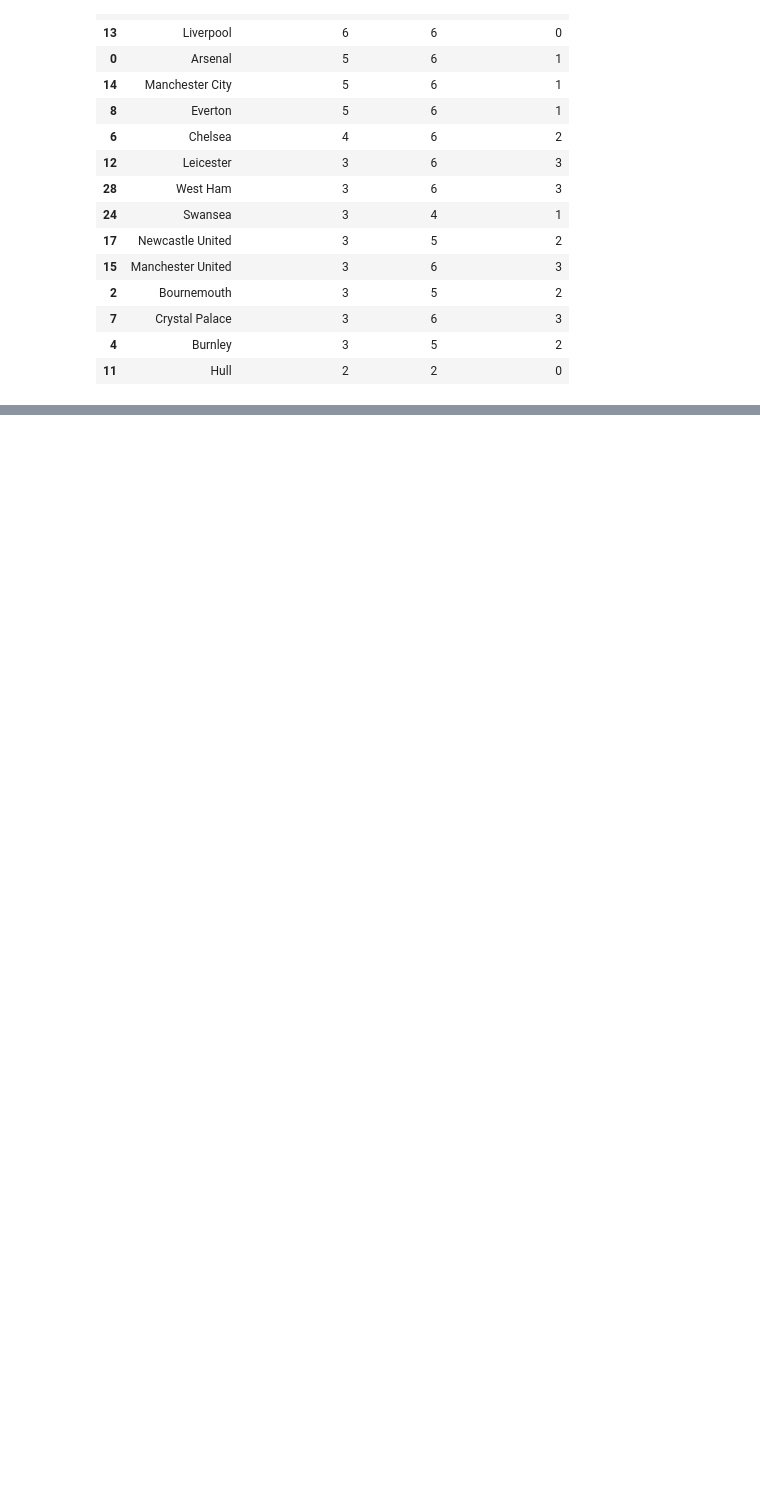
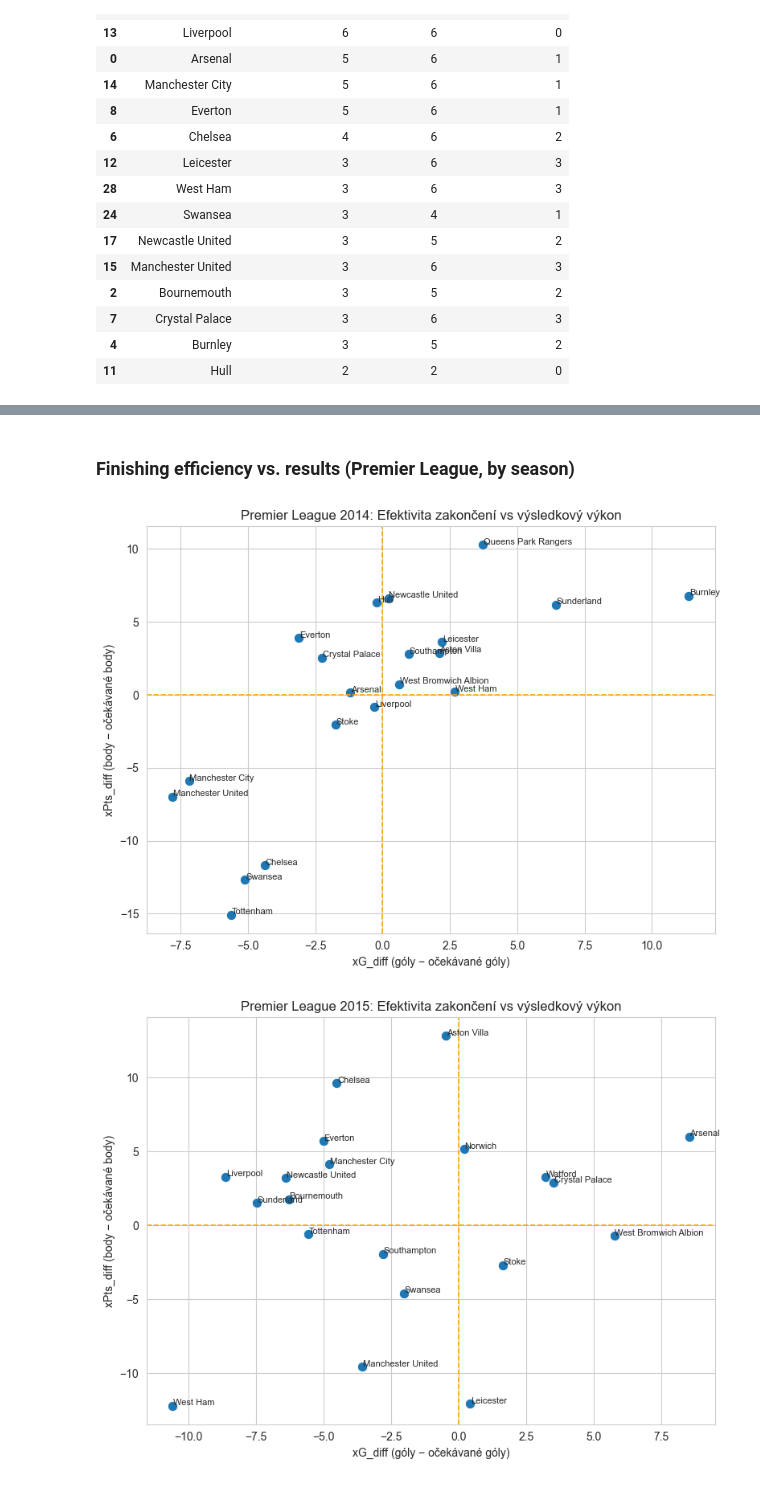
Before and after one commit to xcervenkam/DP, a Jupyter notebook: xG/xG_EDA.ipynb, the cells around one changed output, grey strips where cells are left out. Saved outputs shown, nothing was run; the diff lists cells and outputs as text; code cells hidden in the pictures; blank space fills up the shorter version.

```diff
--- a/xG/xG_EDA.ipynb
+++ b/xG/xG_EDA.ipynb
@@ -387,0 +506,32 @@ perf_summary.head(15)
+# %% [markdown]
+### Finishing efficiency vs. results (Premier League, by season)
+# %%
+sns.set_style("whitegrid")
+
+for year in seasons:
+    data = epl[epl['season_year'] == year]
+
+    plt.figure(figsize=(8,6))
+    sns.scatterplot(data=data, x='xG_diff', y='xpts_diff', s=80, color='#1f77b4')
+
+    # názvy týmů nad body
+    for i in range(data.shape[0]):
+        plt.text(
+            data['xG_diff'].iloc[i] + 0.02,
+            data['xpts_diff'].iloc[i] + 0.02,
+            data['team'].iloc[i],
+            fontsize=8
+        )
+
+    # osy y=x pro referenci nulového výkonu
+    plt.axvline(0, color='orange', linestyle='--', linewidth=1.2)
+    plt.axhline(0, color='orange', linestyle='--', linewidth=1.2)
+
+    plt.title(f"Premier League {year}: Efektivita zakončení vs výsledkový výkon")
+    plt.xlabel("xG_diff (góly − očekávané góly)")
+    plt.ylabel("xPts_diff (body − očekávané body)")
+    plt.tight_layout()
+    plt.show()
+# %% [output]
+[figure, added]
+[figure, added]
```
Also changed, not shown: parts of 17 cells of this notebook.
